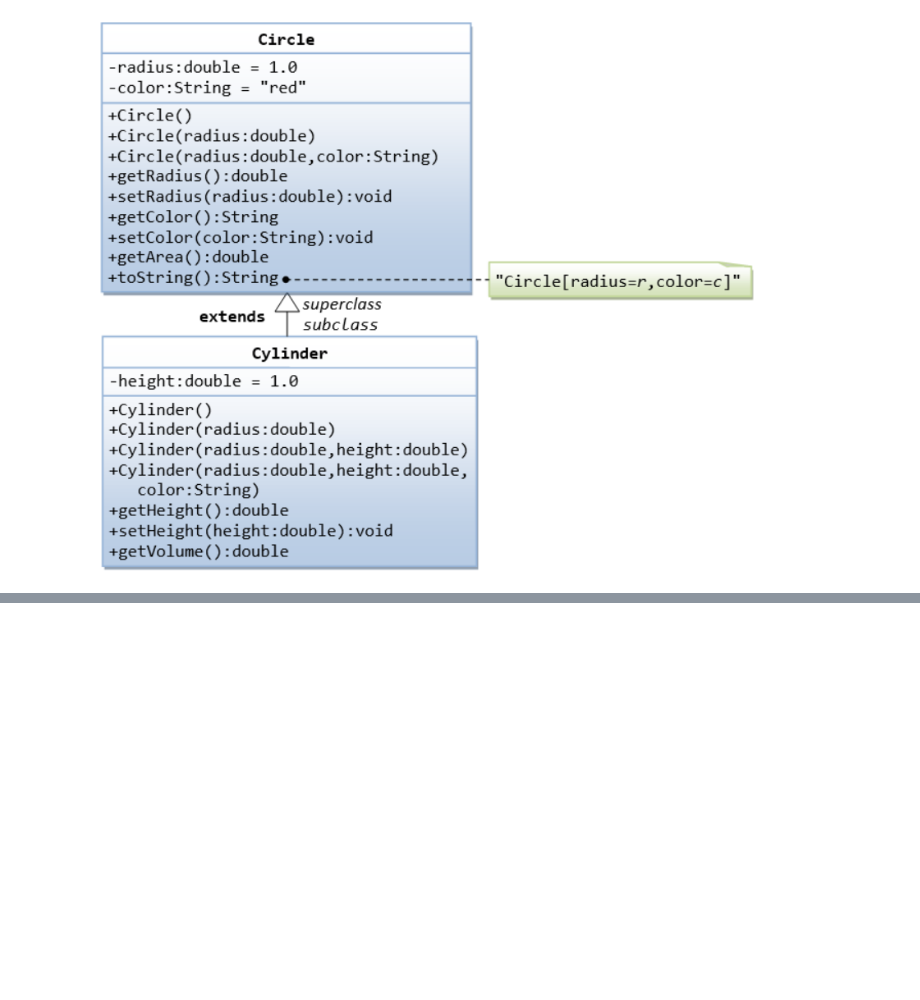
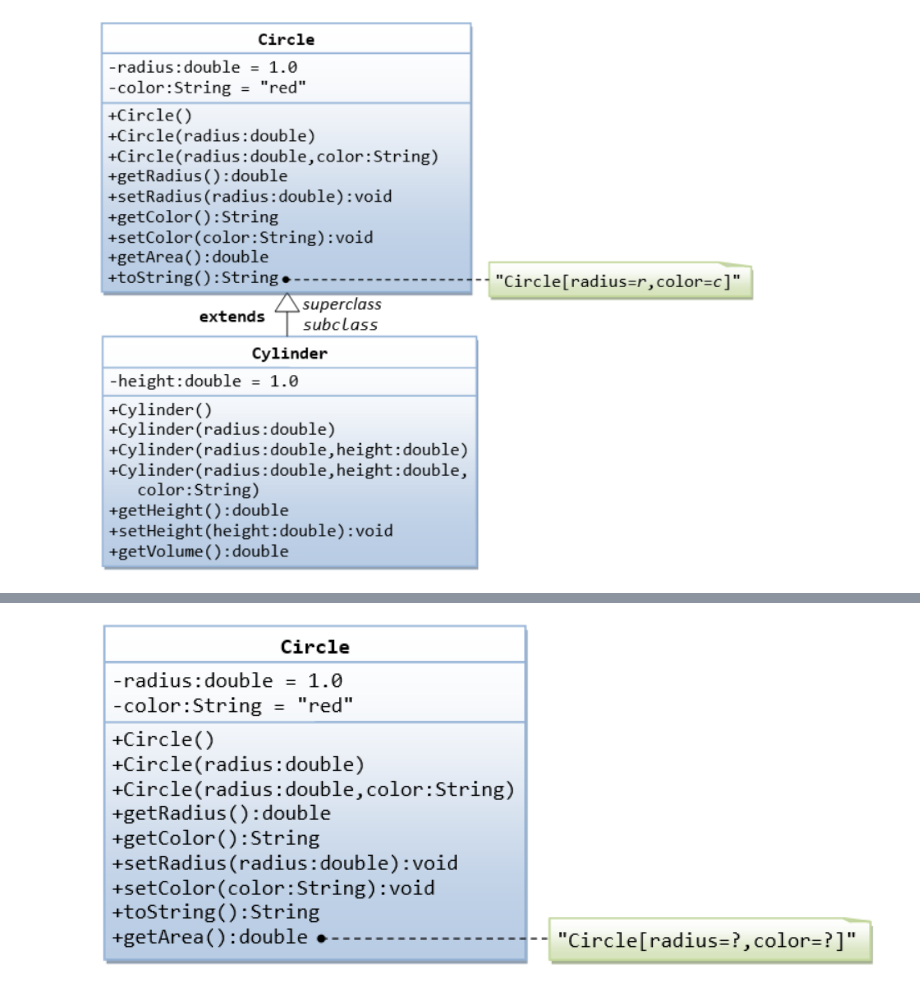
Before and after one commit to daucloudlab/AUES_ST, a Jupyter notebook: Labs/Lab-3/lab3.ipynb, the cells around one changed output, grey strips where cells are left out. Saved outputs shown, nothing was run; the diff lists cells and outputs as text; code cells hidden in the pictures; blank space fills up the shorter version.

```diff
--- a/Labs/Lab-3/lab3.ipynb
+++ b/Labs/Lab-3/lab3.ipynb
@@ -89,0 +189,4 @@ class Circle:
+# %%
+display.Image('oop-2.png')
+# %% [output]
+[figure, added]
```
Also changed, not shown: parts of 13 cells of this notebook, 2 other files.
